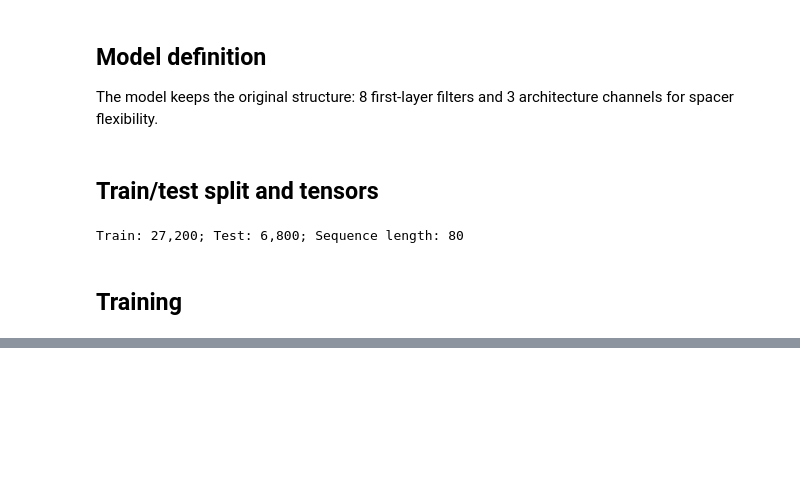
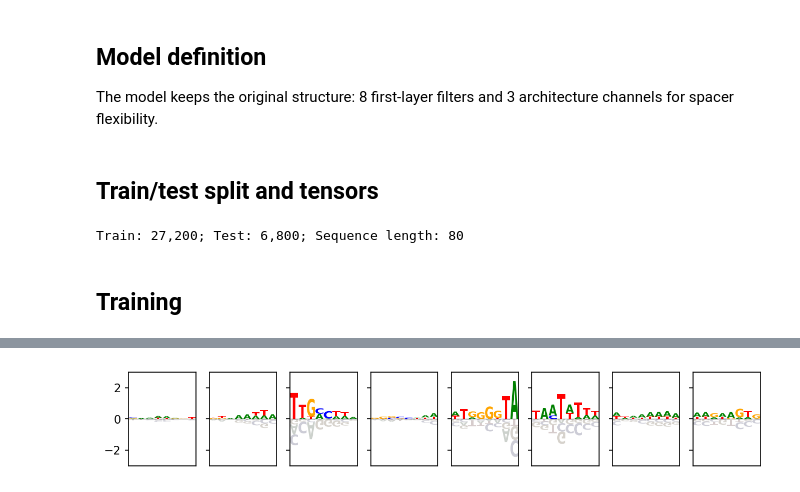
Before and after one commit to KellyLiao1023/Whole-model, a Jupyter notebook: MS2_Data_PyTorch/scripts/Model_CorePromoter_clean.ipynb, the cells around one changed output, grey strips where cells are left out. Cells and saved outputs as stored; diff of their text form; code cells hidden in the pictures; blank space fills up the shorter version.

```diff
--- a/MS2_Data_PyTorch/scripts/Model_CorePromoter_clean.ipynb
+++ b/MS2_Data_PyTorch/scripts/Model_CorePromoter_clean.ipynb
@@ -951,0 +357,70 @@ Saved C:\Users\kueih\OneDrive\桌面\Claude code\promoter library exp\outputs\01
+# %%
+def ShowLogo(ax, pwm):
+    ## custom color scheme
+    color_scheme = {
+        'A' : 'green',
+        'C' : 'blue',
+        'G' : 'orange',
+        'T' : 'red',
+        u'АСᏀТ': '#dfdfdf'
+        }
+
+    ## plot the Logo
+    pwm_logo = logomaker.Logo(pwm,
+                              shade_below=.8,
+                              fade_below=.8,
+                              font_name='DejaVu Sans',
+                              color_scheme=color_scheme,
+                              ax=ax)
+
+    return None
+df_motif1 = pd.DataFrame(np.array(model.conv1.weight.data.cpu()[0]).T, columns=['A', 'C', 'G', 'T'])
+df_motif1 = df_motif1.sub(df_motif1.mean(axis=1), axis=0)  # Center each row
+df_motif2 = pd.DataFrame(np.array(model.conv1.weight.data.cpu()[1]).T, columns=['A', 'C', 'G', 'T'])
+df_motif2 = df_motif2.sub(df_motif2.mean(axis=1), axis=0)  # Center each row
+df_motif3 = pd.DataFrame(np.array(model.conv1.weight.data.cpu()[2]).T, columns=['A', 'C', 'G', 'T'])
+df_motif3 = df_motif3.sub(df_motif3.mean(axis=1), axis=0)  # Center each row
+df_motif4 = pd.DataFrame(np.array(model.conv1.weight.data.cpu()[3]).T, columns=['A', 'C', 'G', 'T'])
+df_motif4 = df_motif4.sub(df_motif4.mean(axis=1), axis=0)  # Center each row
+df_motif5 = pd.DataFrame(np.array(model.conv1.weight.data.cpu()[4]).T, columns=['A', 'C', 'G', 'T'])
+df_motif5 = df_motif5.sub(df_motif5.mean(axis=1), axis=0)  # Center each row
+df_motif6 = pd.DataFrame(np.array(model.conv1.weight.data.cpu()[5]).T, columns=['A', 'C', 'G', 'T'])
+df_motif6 = df_motif6.sub(df_motif6.mean(axis=1), axis=0)  # Center each row
+df_motif7 = pd.DataFrame(np.array(model.conv1.weight.data.cpu()[6]).T, columns=['A', 'C', 'G', 'T'])
+df_motif7 = df_motif7.sub(df_motif7.mean(axis=1), axis=0)  # Center each row
+df_motif8 = pd.DataFrame(np.array(model.conv1.weight.data.cpu()[7]).T, columns=['A', 'C', 'G', 'T'])
+df_motif8 = df_motif8.sub(df_motif8.mean(axis=1), axis=0)  # Center each row
+
+fig, axes = plt.subplots(1, 8, figsize=(10, 1.5), dpi=150, sharey=True)
+
+ShowLogo(axes[0], df_motif1)
+ShowLogo(axes[1], df_motif2)
+ShowLogo(axes[2], df_motif3)
+ShowLogo(axes[3], df_motif4)
+ShowLogo(axes[4], df_motif5)
+ShowLogo(axes[5], df_motif6)
+ShowLogo(axes[6], df_motif7)
+ShowLogo(axes[7], df_motif8)
+
+
+
+
+
+# ymin, ymax = ax.get_ylim()
+# axes[0].vlines([5.5], ymin, ymax, color='black', lw=1)
+# axes[1].vlines([7.5], ymin, ymax, color='black', lw=1)
+
+axes[0].set_xticks([])
+axes[1].set_xticks([])
+axes[2].set_xticks([])
+axes[3].set_xticks([])
+axes[4].set_xticks([])
+axes[5].set_xticks([])
+axes[6].set_xticks([])
+axes[7].set_xticks([])
+
+axes[3].set_ylim(-3, 3)
+
+plt.show()
+# %% [output]
+[figure, added]
```
Also changed, not shown: parts of 14 cells of this notebook.
